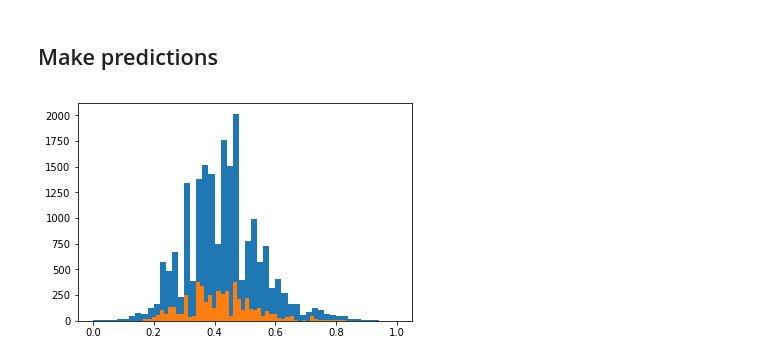
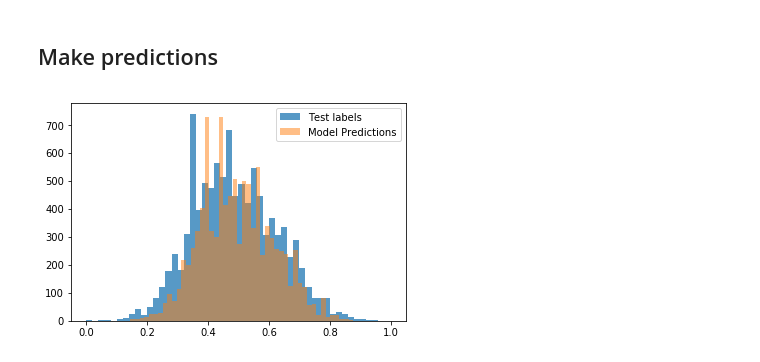
Before and after one commit to atareen/Regression-with-convolutional-neural-networks, a Jupyter notebook: CNN_RNAP_Seq_Regression.ipynb, the cells around one changed output. Cells and saved outputs as stored; diff of their text form; code cells hidden in the pictures.

```diff
--- a/CNN_RNAP_Seq_Regression.ipynb
+++ b/CNN_RNAP_Seq_Regression.ipynb
@@ -32,15 +33,17 @@ input_data_ordered_raw[['val','seq']].head()
 bi = np.random.binomial(n=10000, p=0.01, size=1000)
 # %%
-num_sample = 20000   # number of training samples
-test_size = 5000    # number of test samples
+num_sample = 40000   # number of training samples
+test_size = 10000    # number of test samples
+
+binomial_probability_parameter = 0.05
 
 #index_random_sample_training_data = np.random.randint(100000,size=(9000))
-index_random_sample_training_data = np.random.binomial(n=100000, p=0.01, size=num_sample)
+index_random_sample_training_data = np.random.binomial(n=100000, p=binomial_probability_parameter, size=num_sample)
 input_data_raw = input_data_ordered_raw[['val','seq']].loc[index_random_sample_training_data]
 print(input_data_raw.head())
 
 #index_random_sample_test_data = np.random.randint(100000,size=(1000))
-index_random_sample_test_data = np.random.binomial(n=100000, p=0.01, size=test_size)
+index_random_sample_test_data = np.random.binomial(n=100000, p=binomial_probability_parameter, size=test_size)
 input_data_raw_test = input_data_ordered_raw[['val','seq']].loc[index_random_sample_test_data]
 
 print(input_data_raw_test.head())
@@ -185,24 +185,20 @@ model = Sequential()
 model.add(Conv1D(10, 41, padding='same', input_shape=(seq_length, 4), activation='relu'))
 model.add(MaxPooling1D(pool_size=4))
 model.add(Conv1D(10, 20, padding='same', input_shape=(seq_length, 4), activation='relu'))
-#model.add(Dropout(0.75))
 model.add(MaxPooling1D(pool_size=2))
 model.add(Flatten())
 model.add(Dense(100, activation='relu'))
 model.add(Dropout(0.25))
 model.add(Dense(50, activation='relu'))
 model.add(Dropout(0.25))
-#model.add(Dense(1, activation='sigmoid'))
 model.add(Dense(1, activation='linear'))
 
-sgd = SGD(lr=0.01, decay=1e-6, momentum=0.9, nesterov=True)
-#model.compile(optimizer=sgd,loss='binary_crossentropy',metrics=['accuracy'])
-#model.compile(optimizer=Adam(lr=0.001),loss='binary_crossentropy',metrics=['accuracy'])
+sgd = SGD(lr=0.0001, decay=1e-6, momentum=0.9, nesterov=True)
 
 #model.compile(loss='mean_squared_error',optimizer='adam', metrics=['mean_squared_error',r_square])
-model.compile(loss='mean_squared_error',optimizer=Adam(lr=0.0001), metrics=[rmse])
-#model.compile(loss='mean_squared_error',optimizer=sgd, metrics=[rmse])
+#model.compile(loss='mean_squared_error',optimizer=sgd, metrics=[rmse,r_square])
+model.compile(loss='mean_squared_error',optimizer=Adam(lr=0.0001), metrics=[rmse,r_square])
 
 #history = model.fit(X, y, validation_split=0.2, epochs=50)  # starts training
-history = model.fit(X, y, validation_split=0.3, epochs=25)  # starts training
+history = model.fit(X, y, validation_split=0.3, epochs=100)  # starts training
 # %% [output]
@@ -265,10 +271,11 @@ Convolution parameter shape: (41, 4, 10)
 # %%
 model_prediction = model.predict(X_test)
 # %%
-plt.hist(pos_labels,bins=50)
-plt.hist(model_prediction,bins=50)
+plt.hist(test_pos_labels,bins=50,alpha=0.75,label='Test labels')
+plt.hist(model_prediction,bins=50,alpha=0.5,label='Model Predictions')
+plt.legend()
 plt.show()
 # %% [output]
-[figure, old version]
+[figure, new version]
 # %%
 pos_model_prediction = model.predict(test_pos_tensor)
```
Also changed, not shown: parts of 11 cells of this notebook, 1 other file.
